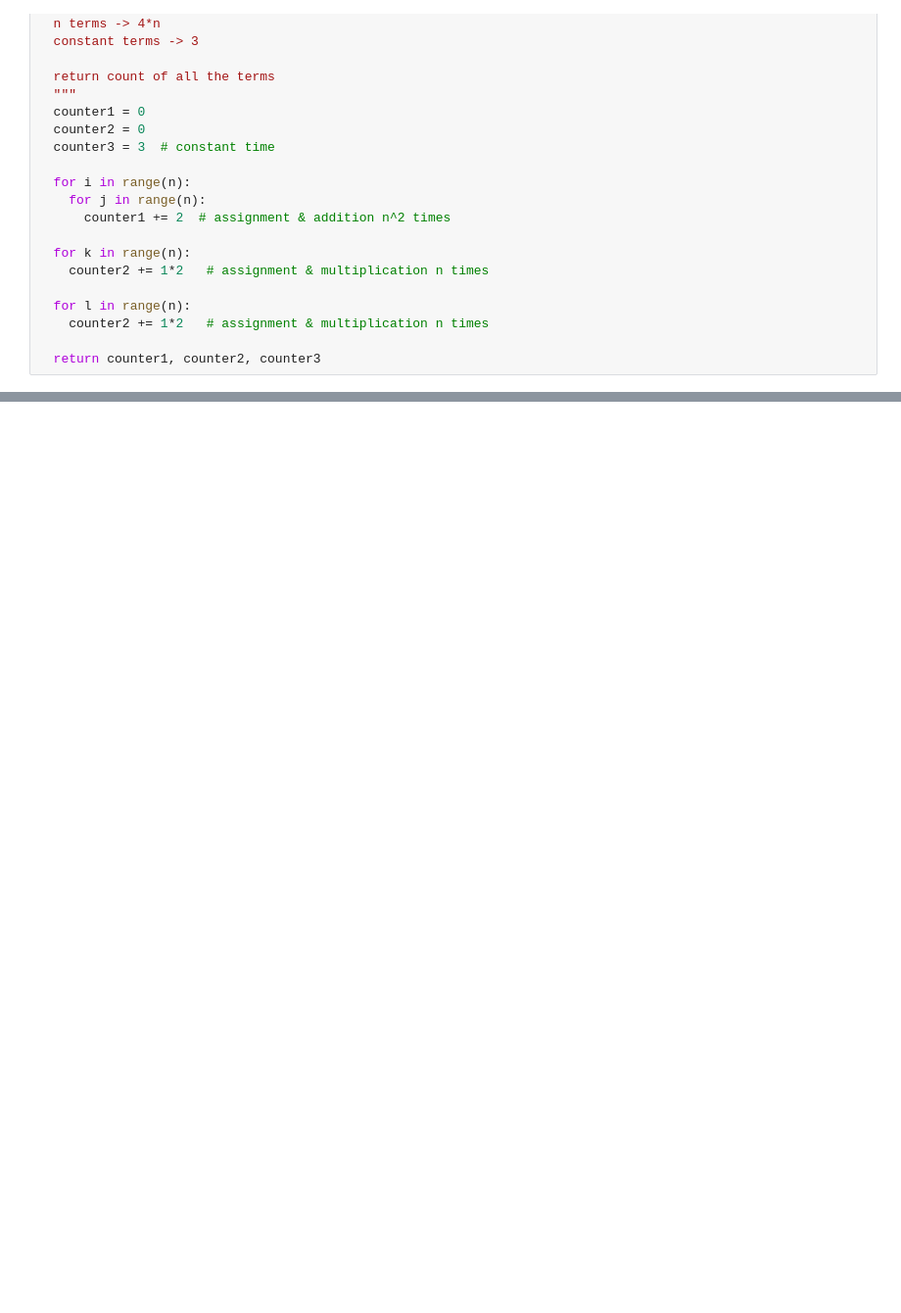
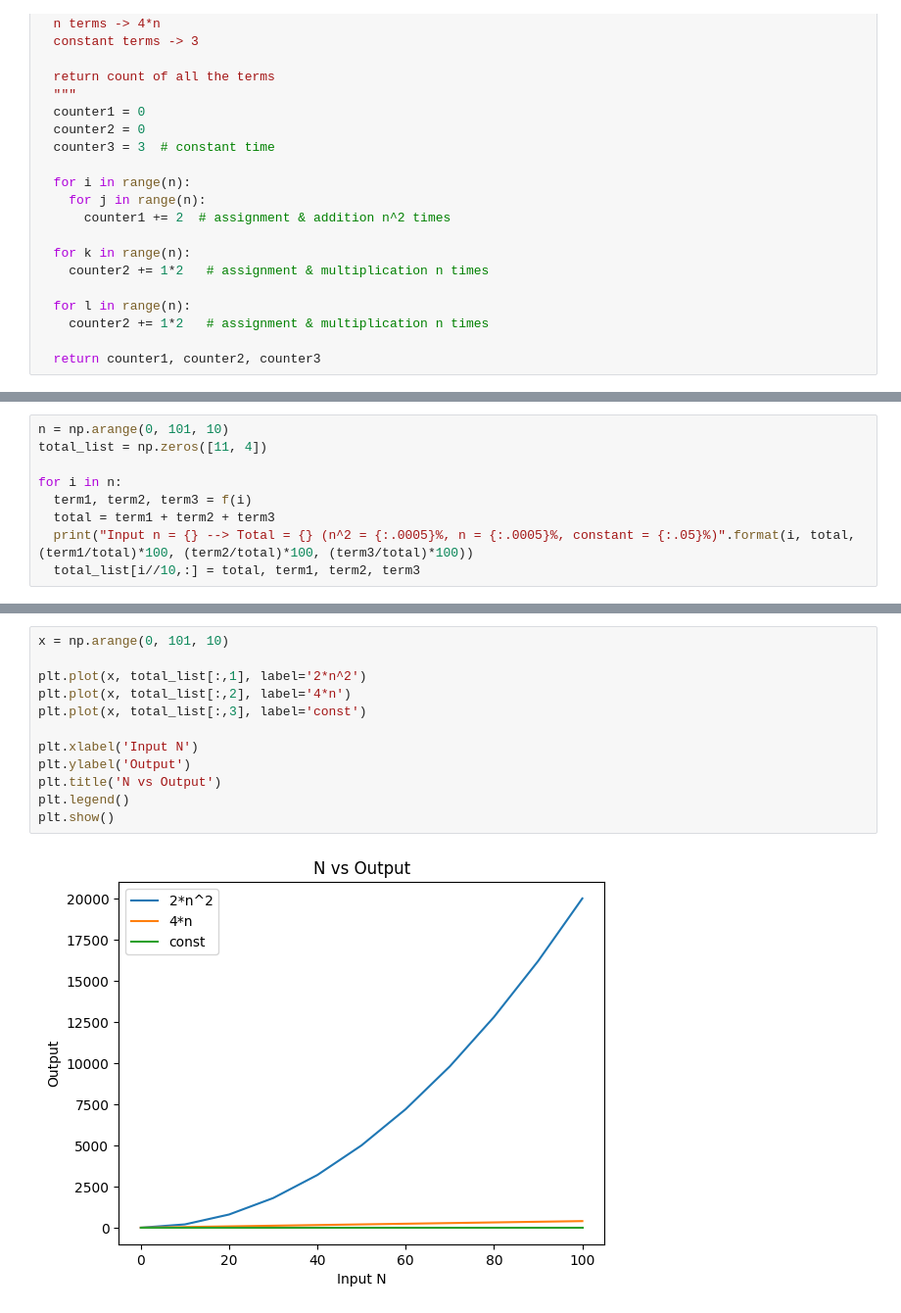
Before and after one commit to pareshrchaudhary/numericalmethods, a Jupyter notebook: Complexity.ipynb, the cells around one changed output, grey strips where cells are left out. Shown: that part at 98% size. Cells and saved outputs as stored; diff of their text form; blank space fills up the shorter version.

```diff
--- a/Complexity.ipynb
+++ b/Complexity.ipynb
@@ -48,0 +76,9 @@ for i in range(0, 6):
+# %%
+n = np.arange(0, 101, 10)
+total_list = np.zeros([11, 4])
+
+for i in n:
+  term1, term2, term3 = f(i)
+  total = term1 + term2 + term3
+  print("Input n = {} --> Total = {} (n^2 = {:.0005}%, n = {:.0005}%, constant = {:.05}%)".format(i, total, (term1/total)*100, (term2/total)*100, (term3/total)*100))
+  total_list[i//10,:] = total, term1, term2, term3
@@ -48,0 +97,14 @@ for i in range(0, 6):
+# %%
+x = np.arange(0, 101, 10)
+
+plt.plot(x, total_list[:,1], label='2*n^2')
+plt.plot(x, total_list[:,2], label='4*n')
+plt.plot(x, total_list[:,3], label='const')
+
+plt.xlabel('Input N')
+plt.ylabel('Output')
+plt.title('N vs Output')
+plt.legend()
+plt.show()
+# %% [output]
+[figure, added]
```
Also changed, not shown: parts of 7 cells of this notebook.
